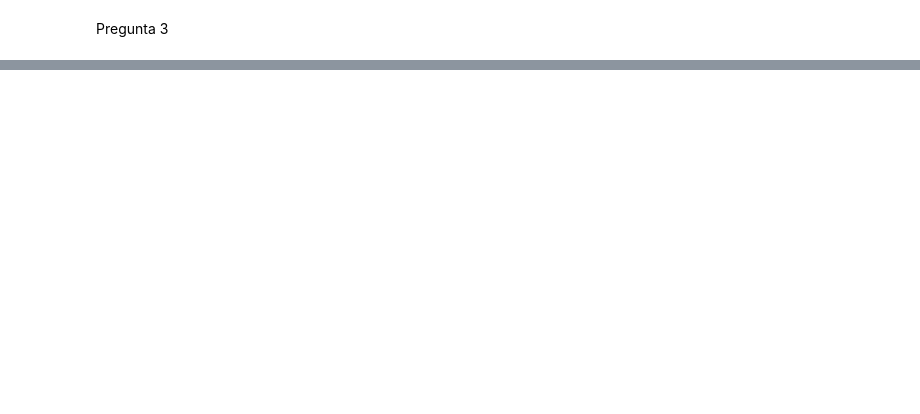
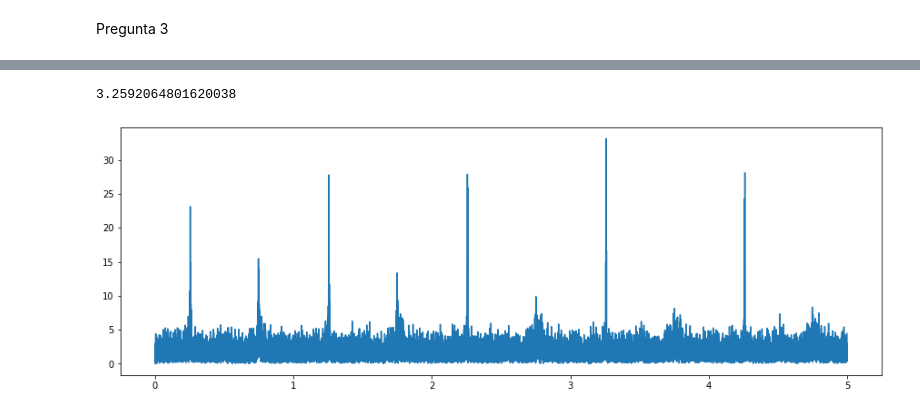
Before and after one commit to CatalinaFlorez/Metodos-Computacionales-2---Borrero-Florez, a Jupyter notebook: Taller 1 copy.ipynb, the cells around one changed output, grey strips where cells are left out. Saved outputs shown, nothing was run; the diff lists cells and outputs as text; code cells hidden in the pictures; blank space fills up the shorter version.

```diff
--- a/Taller 1 copy.ipynb
+++ b/Taller 1 copy.ipynb
@@ -95,0 +191,6 @@ Pregunta 3
+# %%
+url="https://www.astrouw.edu.pl/ogle/ogle4/OCVS/lmc/cep/phot/I/OGLE-LMC-CEP-0001.dat"
+columnas = ['t', 'y', '𝜎_y']
+df = pd.read_csv(url, sep='\s+', header=None,names=columnas)
+df['y']-=df['y'].mean()
+df
@@ -95,0 +211,13 @@ Pregunta 3
+# %%
+fs=np.linspace(0,5,40000)
+norma=abs(transf_fourier_d(df['t'],df['y'],fs))
+
+f_ppal=fs[np.argmax(norma)]
+print(f_ppal)
+# %% [output]
+3.2592064801620038
+# %%
+plt.plot(fs, norma)
+plt.show()
+# %% [output]
+[figure, added]
```
Also changed, not shown: parts of 21 cells of this notebook, 2 other files.
